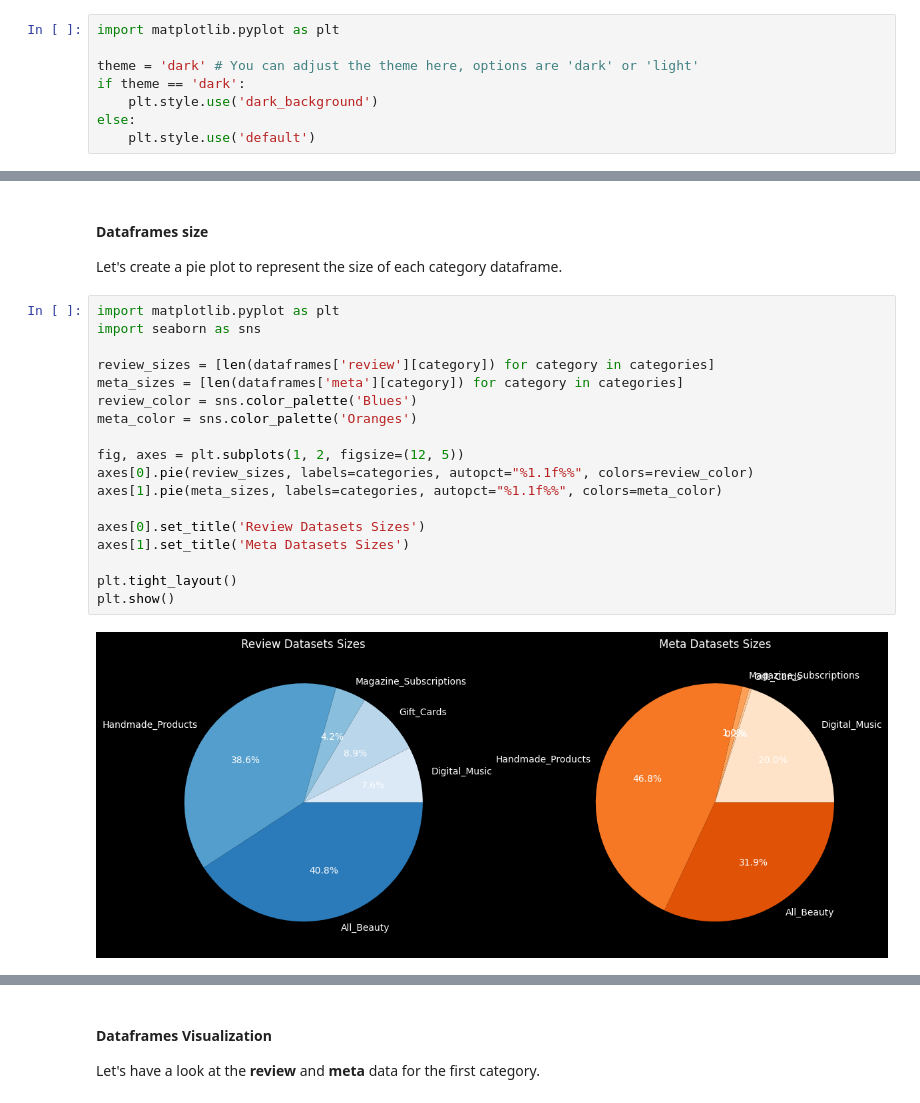
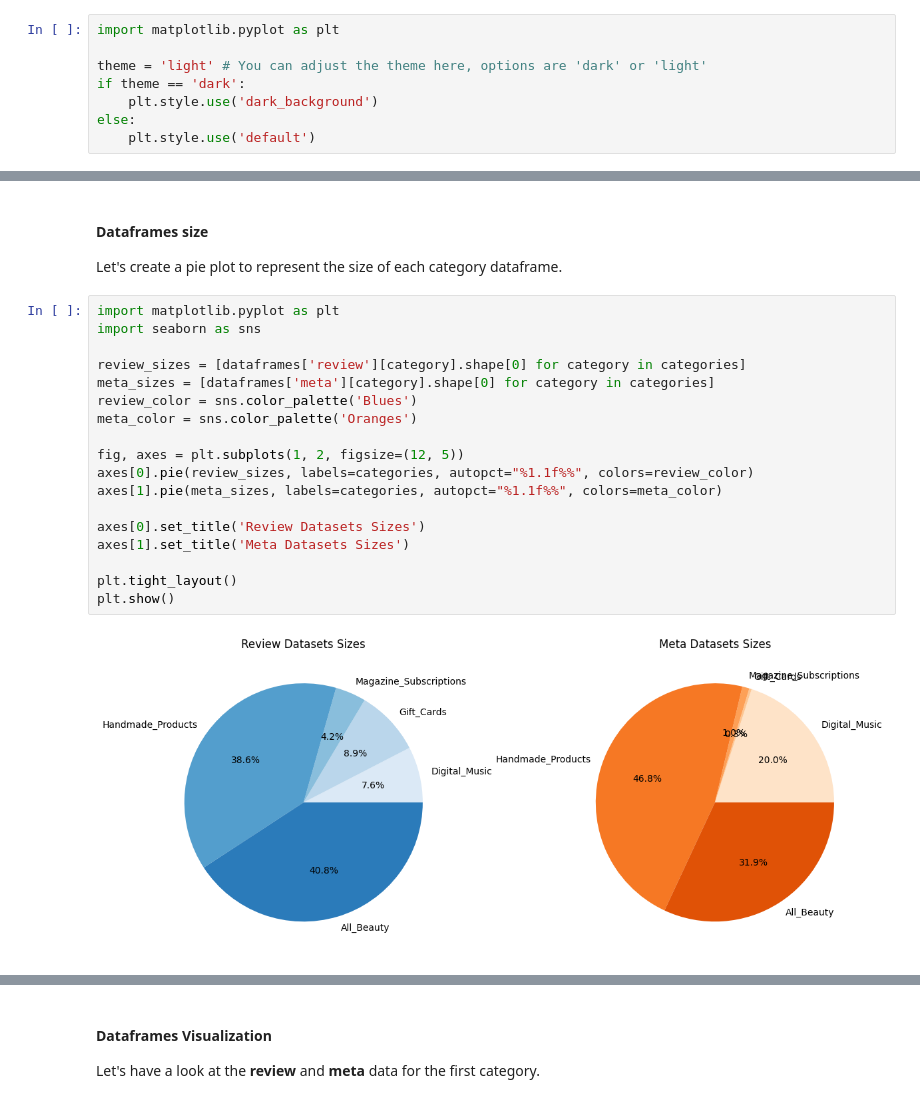
Before and after one commit to AntonisZks/Data-Mining, a Jupyter notebook: Notebooks/data_mining_assignment.ipynb, the cells around one changed output, grey strips where cells are left out. Saved outputs shown, nothing was run; the diff lists cells and outputs as text.

```diff
--- a/Notebooks/data_mining_assignment.ipynb
+++ b/Notebooks/data_mining_assignment.ipynb
@@ -32,7 +32,7 @@ Firstly we will initialize the plotting theme of the graphs. This is an optional
 # %%
 import matplotlib.pyplot as plt
 
-theme = 'dark' # You can adjust the theme here, options are 'dark' or 'light'
+theme = 'light' # You can adjust the theme here, options are 'dark' or 'light'
 if theme == 'dark':
     plt.style.use('dark_background')
 else:
@@ -203,20 +206,20 @@ Let's create a pie plot to represent the size of each category dataframe.
 # %%
 import matplotlib.pyplot as plt
 import seaborn as sns
 
-review_sizes = [len(dataframes['review'][category]) for category in categories]
-meta_sizes = [len(dataframes['meta'][category]) for category in categories]
+review_sizes = [dataframes['review'][category].shape[0] for category in categories]
+meta_sizes = [dataframes['meta'][category].shape[0] for category in categories]
 review_color = sns.color_palette('Blues')
 meta_color = sns.color_palette('Oranges')
 
 fig, axes = plt.subplots(1, 2, figsize=(12, 5))
 axes[0].pie(review_sizes, labels=categories, autopct="%1.1f%%", colors=review_color)
 axes[1].pie(meta_sizes, labels=categories, autopct="%1.1f%%", colors=meta_color)
 
 axes[0].set_title('Review Datasets Sizes')
 axes[1].set_title('Meta Datasets Sizes')
 
 plt.tight_layout()
 plt.show()
 # %% [output]
-[figure, old version]
+[figure, new version]
```
Also changed, not shown: parts of 12 cells of this notebook.
